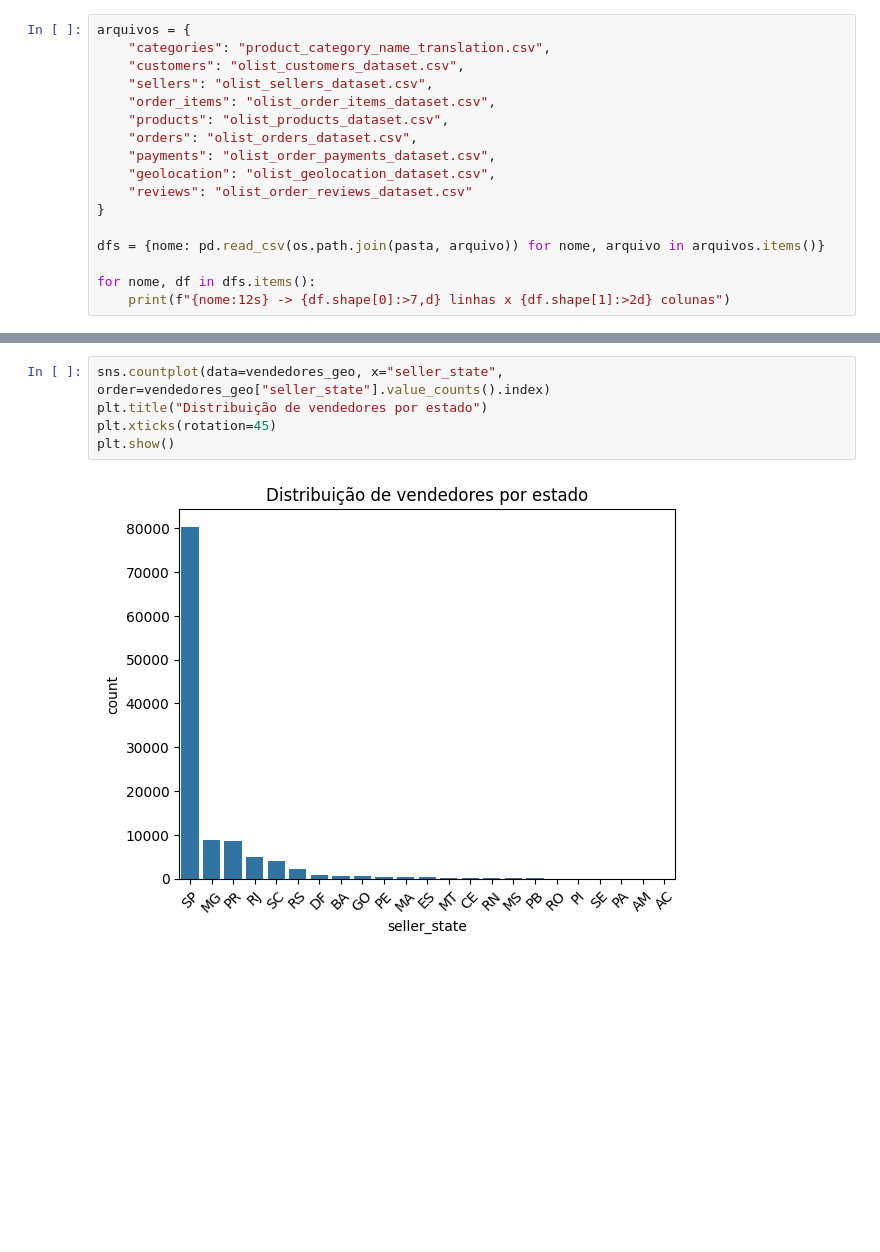
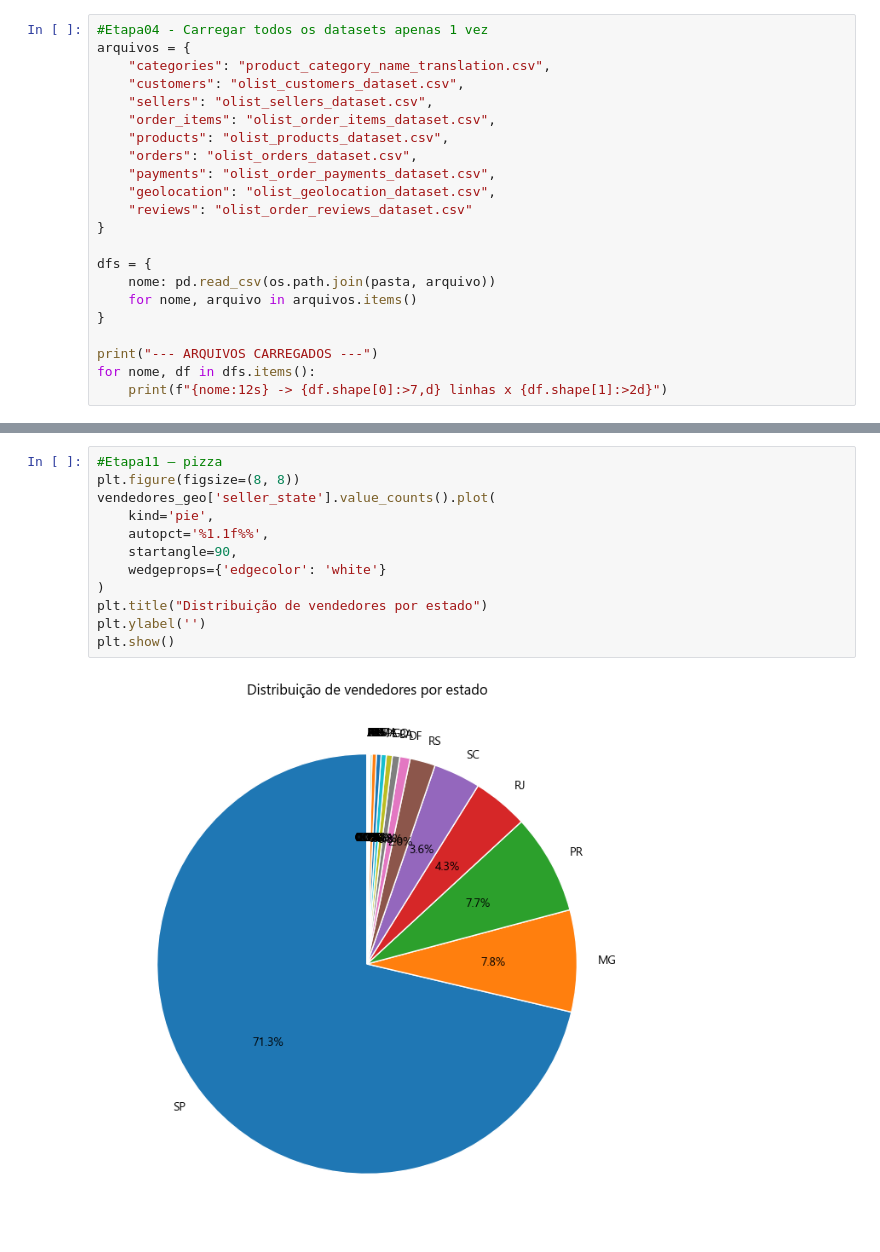
Before and after one commit to wandbalbino/EcommerceOlist, a Jupyter notebook: AnaliseOlist.ipynb, the cells around one changed output, grey strips where cells are left out. Cells and saved outputs as stored; diff of their text form; blank space fills up the shorter version.

```diff
--- a/AnaliseOlist.ipynb
+++ b/AnaliseOlist.ipynb
@@ -13,4 +19,5 @@ print("Pasta existe?", os.path.exists(pasta))
 # %%
+#Etapa04 - Carregar todos os datasets apenas 1 vez
 arquivos = {
     "categories": "product_category_name_translation.csv",
     "customers": "olist_customers_dataset.csv",
@@ -23,8 +30,12 @@ arquivos = {
     "reviews": "olist_order_reviews_dataset.csv"
 }
 
-dfs = {nome: pd.read_csv(os.path.join(pasta, arquivo)) for nome, arquivo in arquivos.items()}
+dfs = {
+    nome: pd.read_csv(os.path.join(pasta, arquivo))
+    for nome, arquivo in arquivos.items()
+}
 
+print("--- ARQUIVOS CARREGADOS ---")
 for nome, df in dfs.items():
-    print(f"{nome:12s} -> {df.shape[0]:>7,d} linhas x {df.shape[1]:>2d} colunas")
+    print(f"{nome:12s} -> {df.shape[0]:>7,d} linhas x {df.shape[1]:>2d}")
 # %% [output]
@@ -137,8 +159,15 @@ Index(['seller_id', 'seller_zip_code_prefix', 'seller_city', 'seller_state',
 # %%
-sns.countplot(data=vendedores_geo, x="seller_state", order=vendedores_geo["seller_state"].value_counts().index)
+#Etapa11 — pizza
+plt.figure(figsize=(8, 8))
+vendedores_geo['seller_state'].value_counts().plot(
+    kind='pie',
+    autopct='%1.1f%%',
+    startangle=90,
+    wedgeprops={'edgecolor': 'white'}
+)
 plt.title("Distribuição de vendedores por estado")
-plt.xticks(rotation=45)
+plt.ylabel('')
 plt.show()
 # %% [output]
-[figure, old version]
+[figure, new version]
 # %%
```
Also changed, not shown: parts of 16 cells of this notebook.
